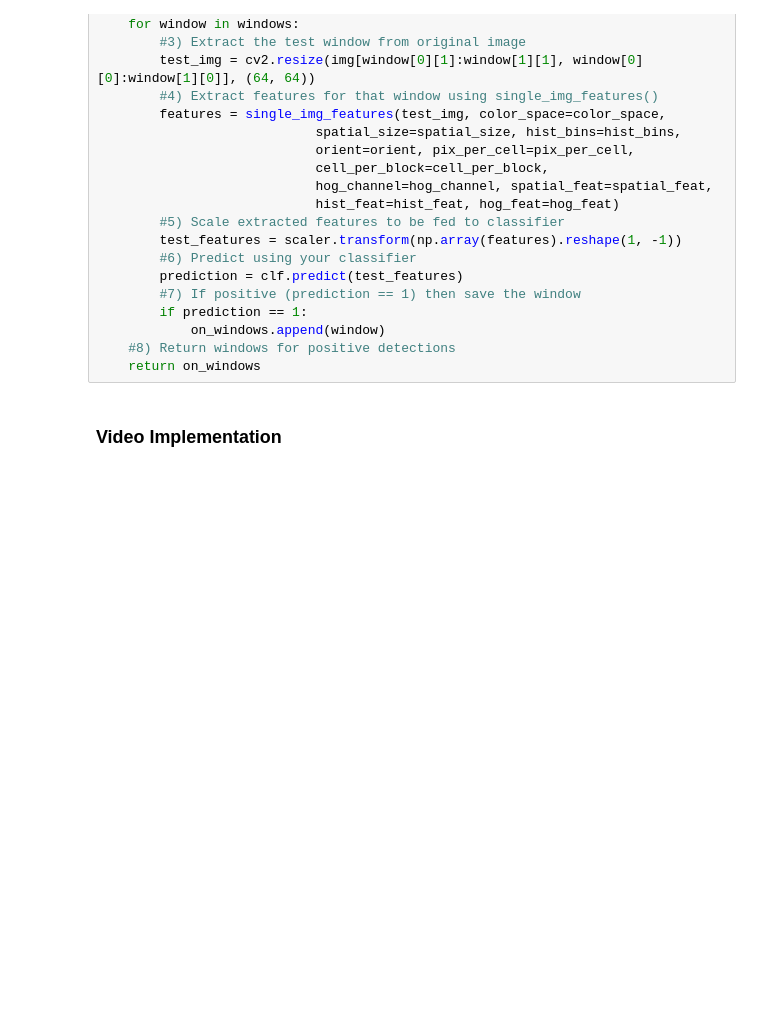
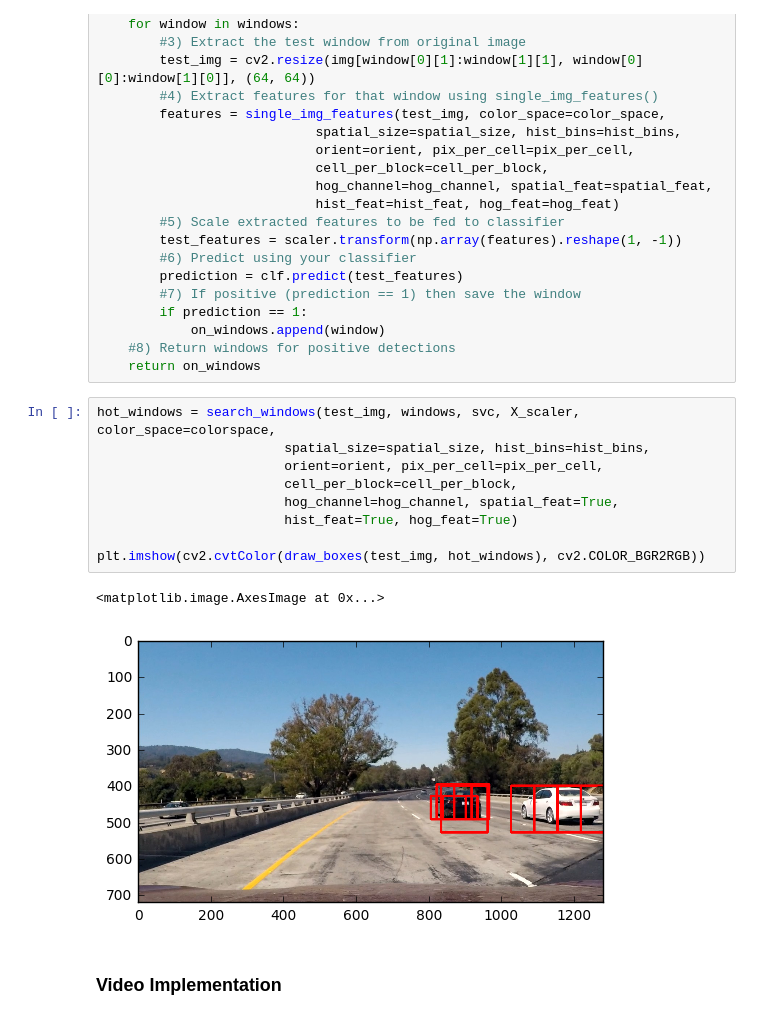
Before and after one commit to NOllAl/CarND-Vehicle-Detection, a Jupyter notebook: Vehicle_Detection.ipynb, the cells around one changed output. Saved outputs shown, nothing was run; the diff lists cells and outputs as text; blank space fills up the shorter version.

```diff
--- a/Vehicle_Detection.ipynb
+++ b/Vehicle_Detection.ipynb
@@ -423,6 +422,18 @@ def search_windows(img, windows, clf, scaler, color_space='RGB',
             on_windows.append(window)
     #8) Return windows for positive detections
     return on_windows
+# %%
+hot_windows = search_windows(test_img, windows, svc, X_scaler, color_space=colorspace,
+                        spatial_size=spatial_size, hist_bins=hist_bins,
+                        orient=orient, pix_per_cell=pix_per_cell,
+                        cell_per_block=cell_per_block,
+                        hog_channel=hog_channel, spatial_feat=True,
+                        hist_feat=True, hog_feat=True)
+
+plt.imshow(cv2.cvtColor(draw_boxes(test_img, hot_windows), cv2.COLOR_BGR2RGB))
+# %% [output]
+<matplotlib.image.AxesImage at 0x...>
+[figure, added]
 # %% [markdown]
 ### Video Implementation
 # %% [markdown]
```
Also changed, not shown: parts of 11 cells of this notebook.
